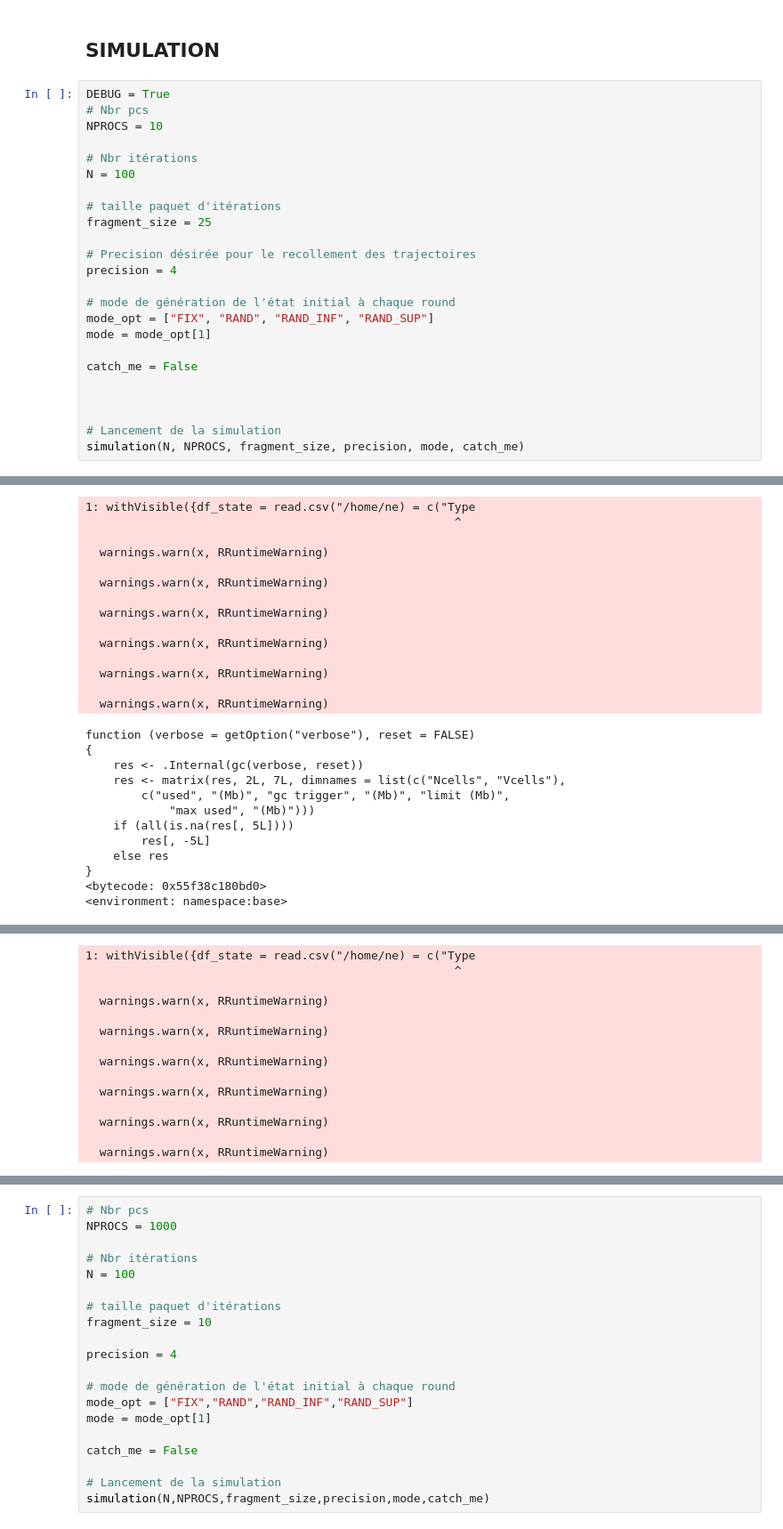
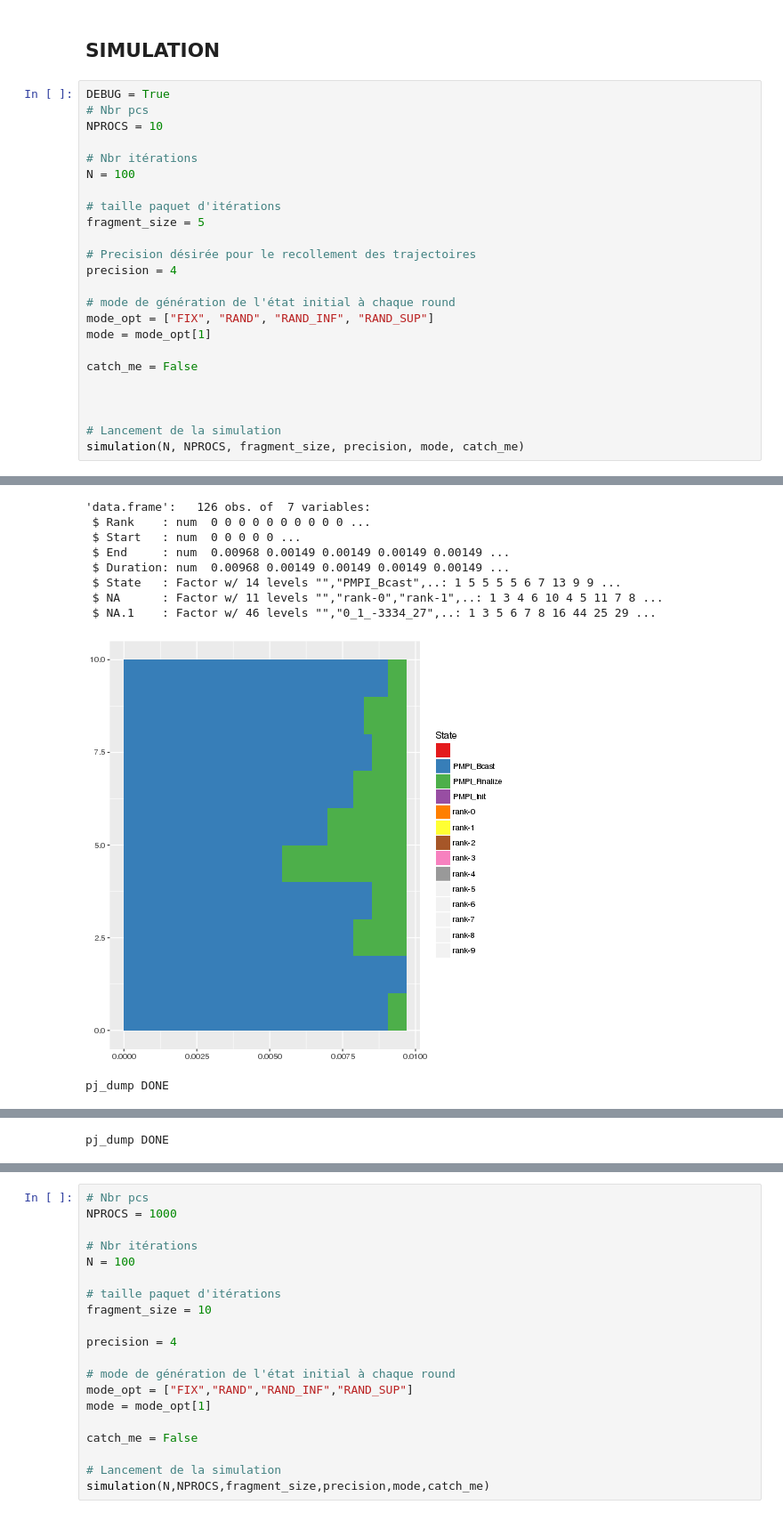
Before and after one commit to HooBaeBoo/Stage-POLARIS, a Jupyter notebook: SimGrid/examples/SMPI/Time_Bcast/Time Broadcast.ipynb, the cells around one changed output, grey strips where cells are left out. Shown at 89% size. Cells and saved outputs as stored; diff of their text form.

Commit message:
Automatic results update : Time_Bcast --- nancy

```diff
--- a/SimGrid/examples/SMPI/Time_Bcast/Time Broadcast.ipynb
+++ b/SimGrid/examples/SMPI/Time_Bcast/Time Broadcast.ipynb
@@ -771,7 +772,7 @@ NPROCS = 10
 N = 100
 
 # taille paquet d'itérations
-fragment_size = 25
+fragment_size = 5
 
 # Precision désirée pour le recollement des trajectoires
 precision = 4
@@ -807,26 +808,10 @@ Error in ggplot(data = df_state) : object 'df_state' not found
-1: withVisible({df_state = read.csv("/home/ne) = c("Type
-                                                     ^
-
-  warnings.warn(x, RRuntimeWarning)
-
-  warnings.warn(x, RRuntimeWarning)
-
-  warnings.warn(x, RRuntimeWarning)
-
-  warnings.warn(x, RRuntimeWarning)
-
-  warnings.warn(x, RRuntimeWarning)
-
-  warnings.warn(x, RRuntimeWarning)
+'data.frame':   126 obs. of  7 variables:
+ $ Rank    : num  0 0 0 0 0 0 0 0 0 0 ...
+ $ Start   : num  0 0 0 0 0 ...
+ $ End     : num  0.00968 0.00149 0.00149 0.00149 0.00149 ...
+ $ Duration: num  0.00968 0.00149 0.00149 0.00149 0.00149 ...
+ $ State   : Factor w/ 14 levels "","PMPI_Bcast",..: 1 5 5 5 5 6 7 13 9 9 ...
+ $ NA      : Factor w/ 11 levels "","rank-0","rank-1",..: 1 3 4 6 10 4 5 11 7 8 ...
+ $ NA.1    : Factor w/ 46 levels "","0_1_-3334_27",..: 1 3 5 6 7 8 16 44 25 29 ...
+[figure, added]
-function (verbose = getOption("verbose"), reset = FALSE)
-{
-    res <- .Internal(gc(verbose, reset))
-    res <- matrix(res, 2L, 7L, dimnames = list(c("Ncells", "Vcells"),
-        c("used", "(Mb)", "gc trigger", "(Mb)", "limit (Mb)",
-            "max used", "(Mb)")))
-    if (all(is.na(res[, 5L])))
-        res[, -5L]
-    else res
-}
-<bytecode: 0x55f38c180bd0>
-<environment: namespace:base>
+pj_dump DONE
@@ -849,14 +827 @@ Error in ggplot(data = df_state) : object 'df_state' not found
-1: withVisible({df_state = read.csv("/home/ne) = c("Type
-                                                     ^
-
-  warnings.warn(x, RRuntimeWarning)
-
-  warnings.warn(x, RRuntimeWarning)
-
-  warnings.warn(x, RRuntimeWarning)
-
-  warnings.warn(x, RRuntimeWarning)
-
-  warnings.warn(x, RRuntimeWarning)
-
-  warnings.warn(x, RRuntimeWarning)
+pj_dump DONE
```
Also changed, not shown: parts of 4 cells of this notebook, 5 other files.
